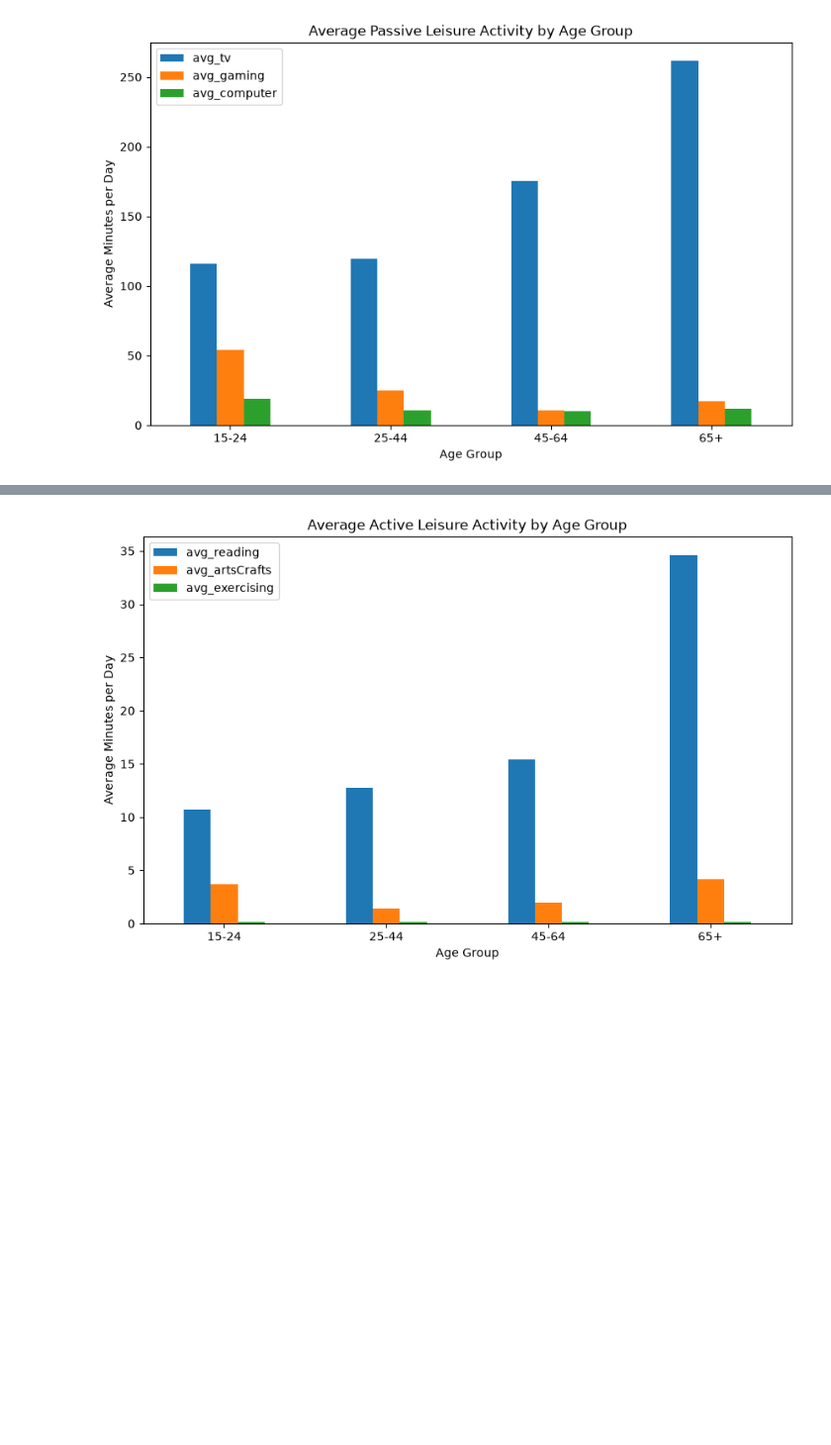
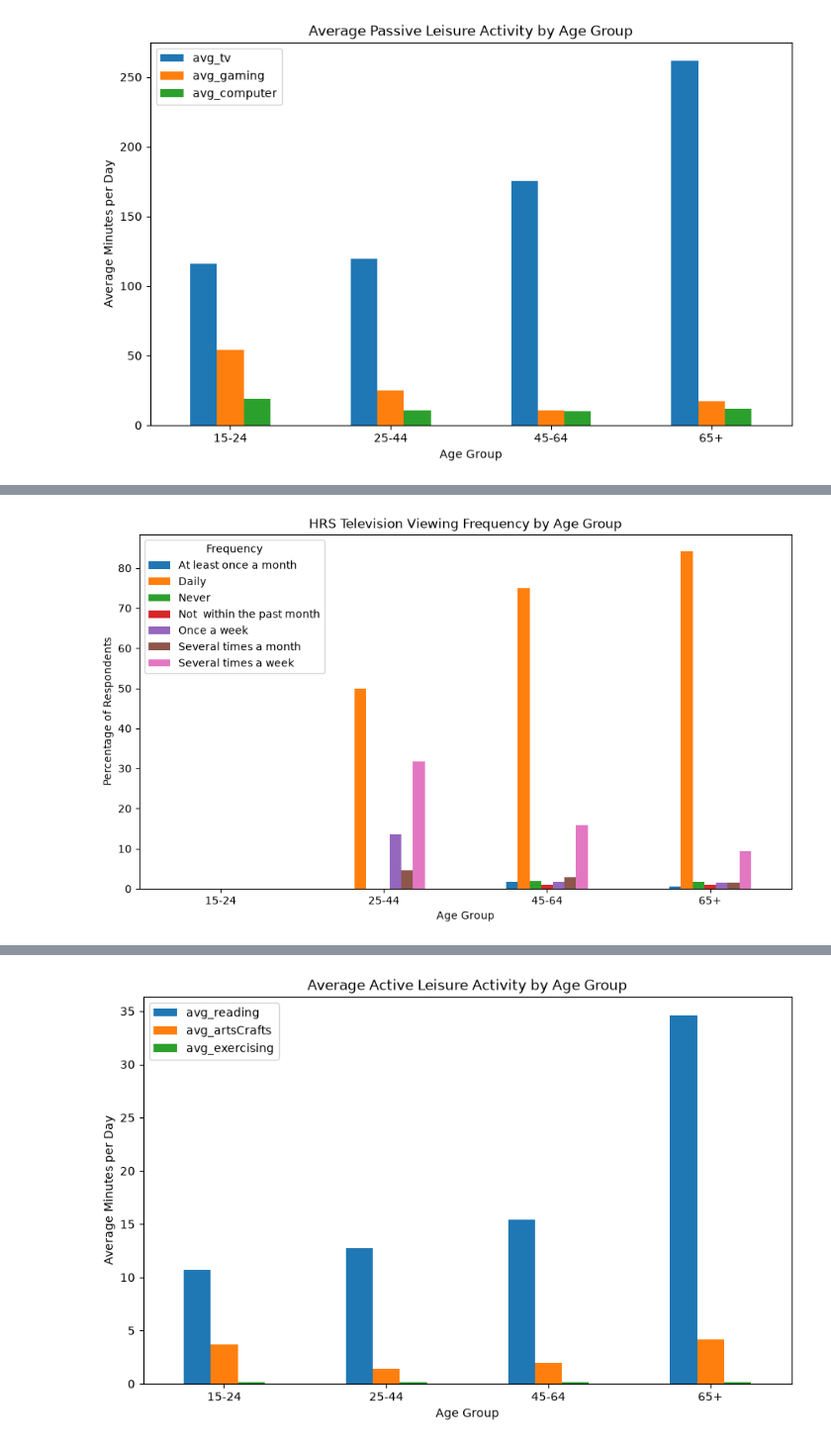
Before and after one commit to rem388/DataScienceProject, a Jupyter notebook: Phase2.ipynb, the cells around one changed output, grey strips where cells are left out. Shown at 99% size. Saved outputs shown, nothing was run; the diff lists cells and outputs as text; code cells hidden in the pictures; blank space fills up the shorter version.

```diff
--- a/Phase2.ipynb
+++ b/Phase2.ipynb
@@ -1484,36 +1485,68 @@ plt.show()
 Next, we examine passive leisure behavior using the HRS dataset. Unlike ATUS, which records minutes spent on activities during a diary day, HRS records how frequently respondents participate in activities using categorical frequency codes.
 - We display the percentage of respondents selecting each response code rather than interpreting the codes as minutes or continuous quantities.
 # %%
-# watching TV
-hrs_tv_by_age = duckdb.sql("SELECT age_group, watching_tv_clean " \
-"AS tv_frequency_code, COUNT(*) AS num_participants, ROUND(COUNT(*) * 100.0 / SUM(COUNT(*)) OVER (PARTITION BY age_group), 2) " \
-"AS percentage FROM (SELECT CASE WHEN age BETWEEN 15 AND 24 THEN '15-24' WHEN age BETWEEN 25 AND 44 THEN '25-44' WHEN age BETWEEN 45 AND 64 THEN '45-64' ELSE '65+' END " \
-"AS age_group, watching_tv_clean FROM hrs WHERE age IS NOT NULL AND watching_tv_clean IS NOT NULL) " \
-"GROUP BY age_group, watching_tv_clean ORDER BY age_group, watching_tv_clean").df()
+# Mapping of frequency codes to descriptive labels for HRS survey responses
+frequency_map = {1: "Daily", 2: "Several times a week", 3: "Once a week", 4: "Several times a month", 5: "At least once a month", 6: "Not  within the past month", 7: "Never"}
 
-hrs_tv_plot = hrs_tv_by_age.pivot(index="age_group", columns="tv_frequency_code", values="percentage").fillna(0).reindex(["15-24", "25-44", "45-64", "65+"])
-hrs_tv_plot.plot.bar(figsize=(11,6), xlabel="Age Group", ylabel="Percentage of Respondents", title="HRS Television Viewing Frequency by Age Group")
+# HRS television viewing frequency by age group
+hrs_tv_by_age = duckdb.sql("SELECT age_group, watching_tv AS tv_frequency," \
+                                   "COUNT(*) AS num_participants," \
+                                   "ROUND(COUNT(*) * 100.0 / SUM(COUNT(*)) OVER (PARTITION BY age_group), 2) AS percentage " \
+                                   "FROM (SELECT " \
+                                            "CASE WHEN age BETWEEN 15 AND 24 " \
+                                                  "THEN '15-24' WHEN age BETWEEN 25 AND 44 " \
+                                                  "THEN '25-44' WHEN age BETWEEN 45 AND 64 " \
+                                                  "THEN '45-64' ELSE '65+' " \
+                                            "END AS age_group, watching_tv " \
+                                         "FROM hrs " \
+                                         "WHERE age IS NOT NULL AND watching_tv IS NOT NULL) " \
+                                   "GROUP BY age_group, watching_tv " \
+                                   "ORDER BY age_group, watching_tv").df()
 
+#map frequency codes to descriptive labels for easier interpretation
+hrs_tv_by_age["tv_frequency"] = hrs_tv_by_age["tv_frequency"].map(frequency_map)
+
+#plotting hrs_tv_plot
+hrs_tv_plot = hrs_tv_by_age.pivot(index="age_group",
+                                  columns="tv_frequency",
+                                  values="percentage").fillna(0).reindex(["15-24", "25-44", "45-64", "65+"])
+
+hrs_tv_plot.plot.bar(figsize=(11,6),
+                     xlabel="Age Group",
+                     ylabel="Percentage of Respondents",
+                     title="HRS Television Viewing Frequency by Age Group")
 plt.xticks(rotation=0)
-plt.legend(title="Frequency Response Code")
+plt.legend(title="Frequency")
 plt.show()
 
-# computer/internet use
-hrs_computer_by_age = duckdb.sql("SELECT age_group, computer_internet_clean AS computer_frequency_code, COUNT(*) " \
-"AS num_participants, ROUND(COUNT(*) * 100.0 / SUM(COUNT(*)) OVER (PARTITION BY age_group), 2) " \
-"AS percentage FROM (SELECT CASE WHEN age BETWEEN 15 AND 24 THEN '15-24' WHEN age BETWEEN 25 AND 44 THEN '25-44' WHEN age BETWEEN 45 AND 64 THEN '45-64' ELSE '65+' END " \
-"AS age_group, computer_internet_clean FROM hrs WHERE age IS NOT NULL AND computer_internet_clean IS NOT NULL) " \
-"GROUP BY age_group, computer_internet_clean ORDER BY age_group, computer_internet_clean").df()
+# HRS computer and internet use frequency by age group
+hrs_computer_by_age = duckdb.sql("SELECT age_group, " \
+                                   "computer_internet AS computer_frequency, " \
+                                   "COUNT(*) AS num_participants, " \
+                                   "ROUND(COUNT(*) * 100.0 / SUM(COUNT(*)) OVER (PARTITION BY age_group), 2) AS percentage " \
+                                   "FROM (SELECT " \
+                                            "CASE WHEN age BETWEEN 15 AND 24 THEN '15-24' " \
+                                                 "WHEN age BETWEEN 25 AND 44 THEN '25-44' " \
+                                                 "WHEN age BETWEEN 45 AND 64 THEN '45-64' " \
+                                                 "ELSE '65+' END AS age_group, " \
+                                            "computer_internet AS computer_internet " \
+                                         "FROM hrs " \
+                                         "WHERE age IS NOT NULL AND computer_internet IS NOT NULL) " \
+                                   "GROUP BY age_group, computer_internet " \
+                                   "ORDER BY age_group, computer_internet").df()
 
-hrs_computer_plot = hrs_computer_by_age.pivot(index="age_group", columns="computer_frequency_code", values="percentage").fillna(0).reindex(["15-24", "25-44", "45-64", "65+"])
-hrs_computer_plot.plot.bar(
-    figsize=(11,6),
-    xlabel="Age Group",
-    ylabel="Percentage of Respondents",
-    title="HRS Computer and Internet Use Frequency by Age Group"
-)
+#map frequency codes to descriptive labels for easier interpretation
+hrs_computer_by_age["computer_frequency"] = hrs_computer_by_age["computer_frequency"].map(frequency_map)
 
-plt.xticks(rotation=0)
-plt.legend(title="Frequency Response Code")
+#plotting hrs_computer_plot
+hrs_computer_plot = hrs_computer_by_age.pivot(index="age_group",
+                                              columns="computer_frequency",
+                                              values="percentage").fillna(0).reindex(["15-24", "25-44", "45-64", "65+"])
+hrs_computer_plot.plot.bar(figsize=(11,6),
+                           xlabel="Age Group",
+                           ylabel="Percentage of Respondents",
+                           title="HRS Computer and Internet Use Frequency by Age Group")
+plt.xticks(rotation = 0)
+plt.legend(title = "Frequency")
 plt.show()
 # %% [output]
@@ -1521,0 +1553 @@ Candidate bindings: "watching_tv", "waking_at_night_clean", "waking_too_early_cl
+[figure, added]
```
Also changed, not shown: parts of 13 cells of this notebook.
